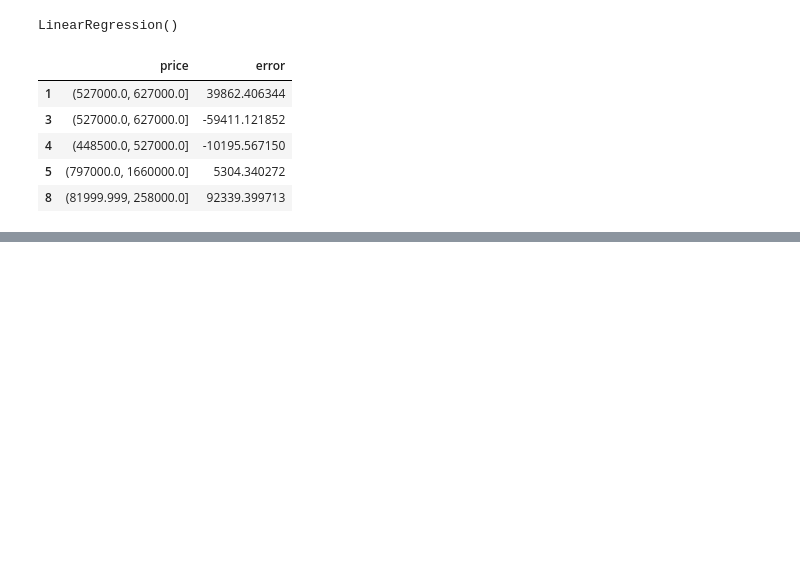
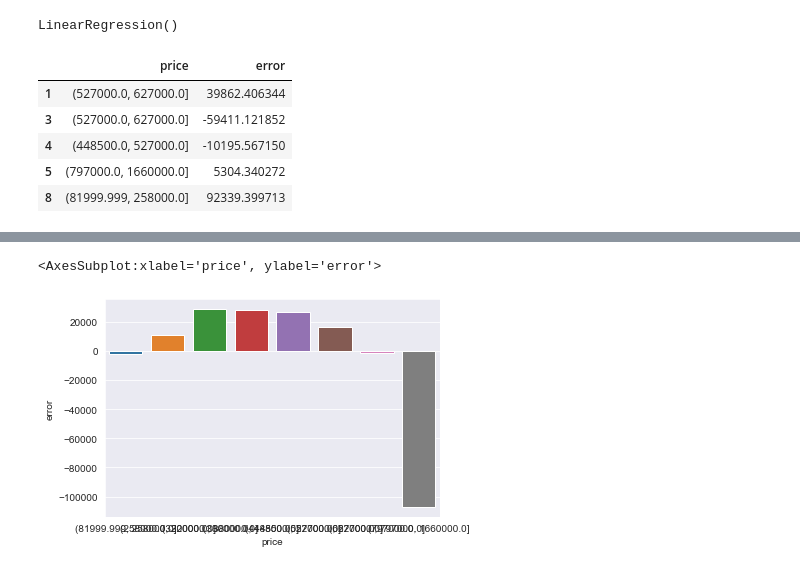
Before and after one commit to gkwarner/bsc-phase-two-project, a Jupyter notebook: notebooks/exploratory/Gabe/Import data.ipynb, the cells around one changed output, grey strips where cells are left out. Drawn from its saved outputs; the diff is of its cells as text; code cells hidden in the pictures; blank space fills up the shorter version.

```diff
--- a/notebooks/exploratory/Gabe/Import data.ipynb
+++ b/notebooks/exploratory/Gabe/Import data.ipynb
@@ -582,0 +575,6 @@ new_df.plot.bar(x='price', y='error', rot=45);
+# %%
+sns.set_style('darkgrid')
+sns.barplot(data=new_df, x='price', y='error')
+# %% [output]
+<AxesSubplot:xlabel='price', ylabel='error'>
+[figure, added]
```
Also changed, not shown: parts of 3 cells of this notebook.
